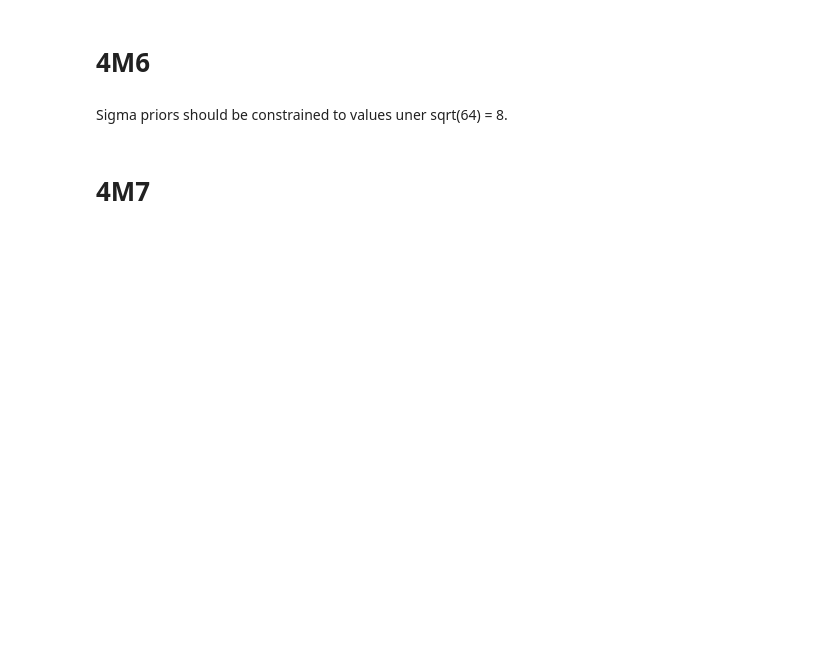
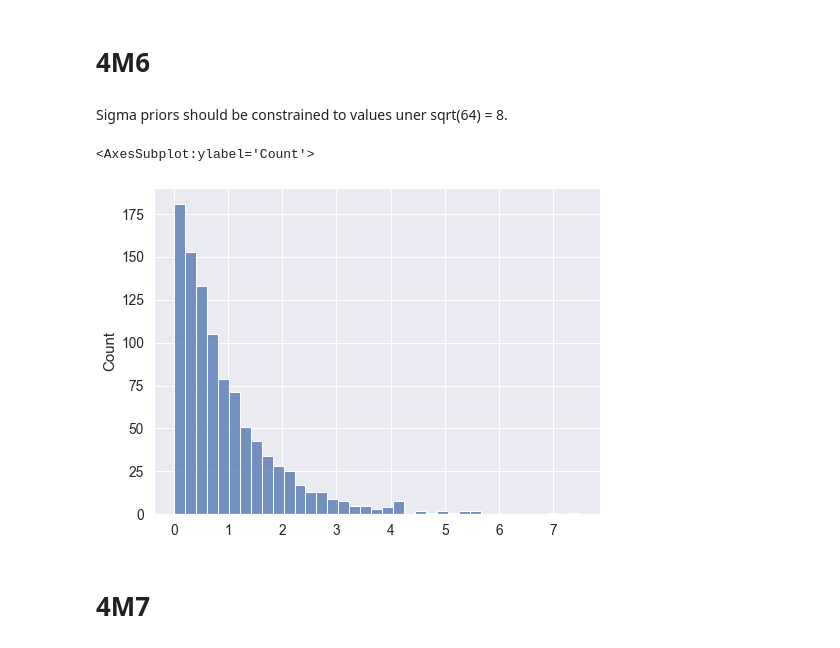
Before and after one commit to tobyrmanders/statistical-rethinking, a Jupyter notebook: code/chapter_04.ipynb, the cells around one changed output. Drawn from its saved outputs; the diff is of its cells as text; code cells hidden in the pictures; blank space fills up the shorter version.

```diff
--- a/code/chapter_04.ipynb
+++ b/code/chapter_04.ipynb
@@ -176,6 +204,12 @@ See prior above. Slope could be constrained to positive values. Could use half-C
 # 4M6
 # %% [markdown]
 Sigma priors should be constrained to values uner sqrt(64) = 8.
+# %%
+# check that this is already true
+sns.histplot(dist.Exponential(1).sample(torch.Size([int(1e3)])))
+# %% [output]
+<AxesSubplot:ylabel='Count'>
+[figure, added]
 # %% [markdown]
 # 4M7
 # %%
```
Also changed, not shown: parts of 12 cells of this notebook.
